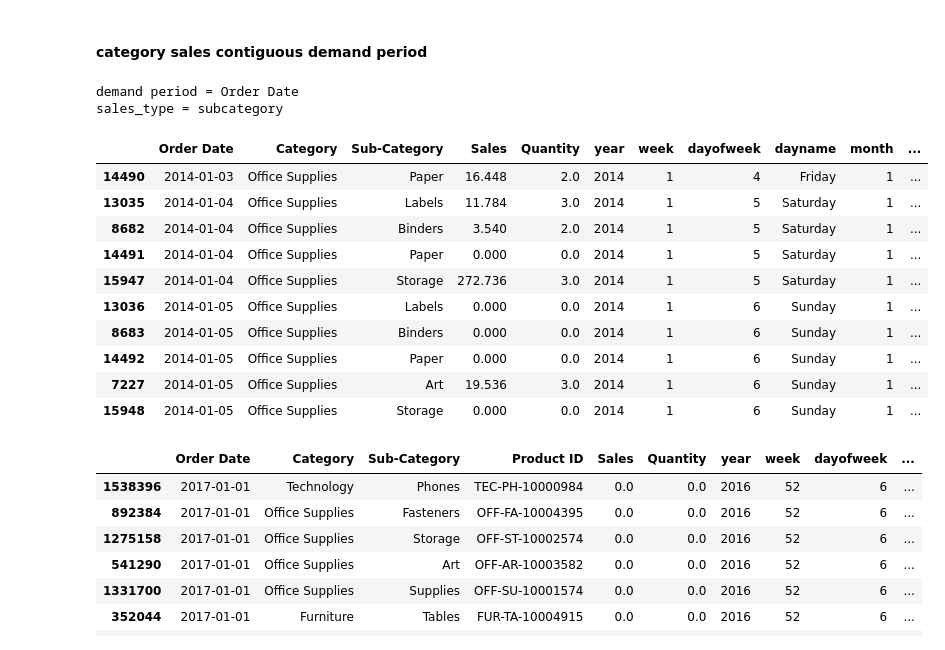
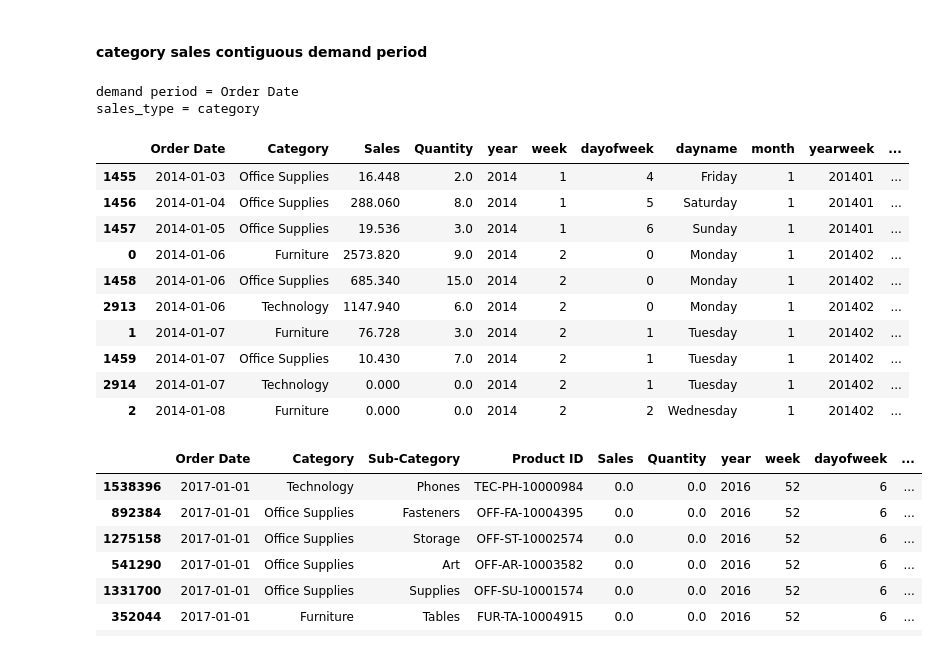
Before and after one commit to Aljgutier/sforecast, a Jupyter notebook: docs/forecast_EDA_Superstore.ipynb, the cells around one changed output. Drawn from its saved outputs; the diff is of its cells as text; code cells hidden in the pictures.

```diff
--- a/docs/forecast_EDA_Superstore.ipynb
+++ b/docs/forecast_EDA_Superstore.ipynb
@@ -430,7 +430,7 @@ def orders_contiguous_demand_periods(df, order_dimensions=['product_id','seller_
 
 
 dp = "Order Date" # demand period
-sales_type = "subcategory"  # detail level
+sales_type = "category"  # detail level
 
 if sales_type == "product" and dp == "Order Date":
     _df = df_prodsales_day
@@ -445,45 +445,45 @@ else:
     _df = df_prodsales_day
 
 print(f'demand period = {dp}')
 print(f'sales_type = {sales_type}')
 
 df_sales_cdp = orders_contiguous_demand_periods(_df, order_dimensions=order_dims,
                                         date = dp, units = "Quantity", revenue="Sales")
 
 
 
 df_sales_cdp["year"]=df_sales_cdp[dp].dt.year
 df_sales_cdp['month']=df_sales_cdp[dp].dt.month
 # do yearmonth before adjusting year ... NOTE yearmonth is needed for joining outside datasets like CCI
 df_sales_cdp['yearmonth'] = df_sales_cdp['year']*100 + df_sales_cdp['month']
 df_sales_cdp['week']=df_sales_cdp["Order Date"].dt.isocalendar().week
 df_sales_cdp['dayofweek']=df_sales_cdp["Order Date"].dt.dayofweek
 df_sales_cdp['dayname']=df_sales_cdp["Order Date"].dt.day_name()
 # fix year and week ...
   # weeks must be <= 52 ...
 df_sales_cdp['week']=df_sales_cdp['week'].apply(lambda x: x if x < 53 else 1) # isocalendar may have 53 weeks, adds a year to the date !!!!!
   # year = year-1 if week == 52 .... week may have started in previous year
 
 df_sales_cdp['year']=df_sales_cdp.apply(lambda row: row["year"]-1  if (row["week"]==52 )and (row["month"]==1) else row["year"],axis=1)
 df_sales_cdp['yearweek']= df_sales_cdp['year']*100+df_sales_cdp['week']
 
 
 
 df_sales_cdp.head(10)
 # %% [output]
 demand period = Order Date
-sales_type = subcategory
+sales_type = category
-|  | Order Date | Category | Sub-Category | Sales | Quantity | year | week | dayofweek | dayname | month | ... |
-| 14490 | 2014-01-03 | Office Supplies | Paper | 16.448 | 2.0 | 2014 | 1 | 4 | Friday | 1 | ... |
-| 13035 | 2014-01-04 | Office Supplies | Labels | 11.784 | 3.0 | 2014 | 1 | 5 | Saturday | 1 | ... |
-| 8682 | 2014-01-04 | Office Supplies | Binders | 3.540 | 2.0 | 2014 | 1 | 5 | Saturday | 1 | ... |
-| 14491 | 2014-01-04 | Office Supplies | Paper | 0.000 | 0.0 | 2014 | 1 | 5 | Saturday | 1 | ... |
-| 15947 | 2014-01-04 | Office Supplies | Storage | 272.736 | 3.0 | 2014 | 1 | 5 | Saturday | 1 | ... |
-| 13036 | 2014-01-05 | Office Supplies | Labels | 0.000 | 0.0 | 2014 | 1 | 6 | Sunday | 1 | ... |
-| 8683 | 2014-01-05 | Office Supplies | Binders | 0.000 | 0.0 | 2014 | 1 | 6 | Sunday | 1 | ... |
-| 14492 | 2014-01-05 | Office Supplies | Paper | 0.000 | 0.0 | 2014 | 1 | 6 | Sunday | 1 | ... |
-| 7227 | 2014-01-05 | Office Supplies | Art | 19.536 | 3.0 | 2014 | 1 | 6 | Sunday | 1 | ... |
-| 15948 | 2014-01-05 | Office Supplies | Storage | 0.000 | 0.0 | 2014 | 1 | 6 | Sunday | 1 | ... |
+|  | Order Date | Category | Sales | Quantity | year | week | dayofweek | dayname | month | yearweek | ... |
+| 1455 | 2014-01-03 | Office Supplies | 16.448 | 2.0 | 2014 | 1 | 4 | Friday | 1 | 201401 | ... |
+| 1456 | 2014-01-04 | Office Supplies | 288.060 | 8.0 | 2014 | 1 | 5 | Saturday | 1 | 201401 | ... |
+| 1457 | 2014-01-05 | Office Supplies | 19.536 | 3.0 | 2014 | 1 | 6 | Sunday | 1 | 201401 | ... |
+| 0 | 2014-01-06 | Furniture | 2573.820 | 9.0 | 2014 | 2 | 0 | Monday | 1 | 201402 | ... |
+| 1458 | 2014-01-06 | Office Supplies | 685.340 | 15.0 | 2014 | 2 | 0 | Monday | 1 | 201402 | ... |
+| 2913 | 2014-01-06 | Technology | 1147.940 | 6.0 | 2014 | 2 | 0 | Monday | 1 | 201402 | ... |
+| 1 | 2014-01-07 | Furniture | 76.728 | 3.0 | 2014 | 2 | 1 | Tuesday | 1 | 201402 | ... |
+| 1459 | 2014-01-07 | Office Supplies | 10.430 | 7.0 | 2014 | 2 | 1 | Tuesday | 1 | 201402 | ... |
+| 2914 | 2014-01-07 | Technology | 0.000 | 0.0 | 2014 | 2 | 1 | Tuesday | 1 | 201402 | ... |
+| 2 | 2014-01-08 | Furniture | 0.000 | 0.0 | 2014 | 2 | 2 | Wednesday | 1 | 201402 | ... |
 # %%
 s = datetime(2017,1,1)
 e = datetime(2017,1,10)
```
Also changed, not shown: parts of 4 cells of this notebook, 1 other file.
